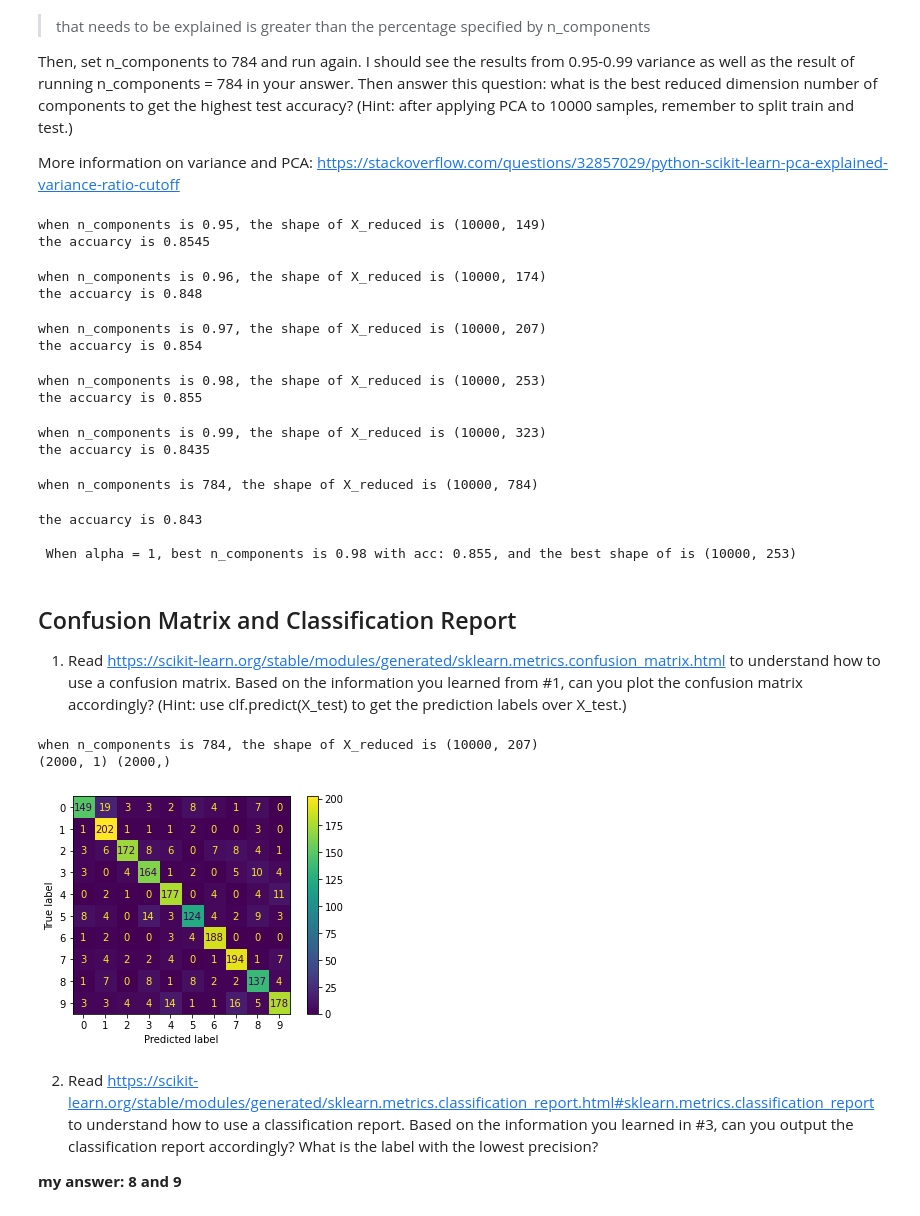
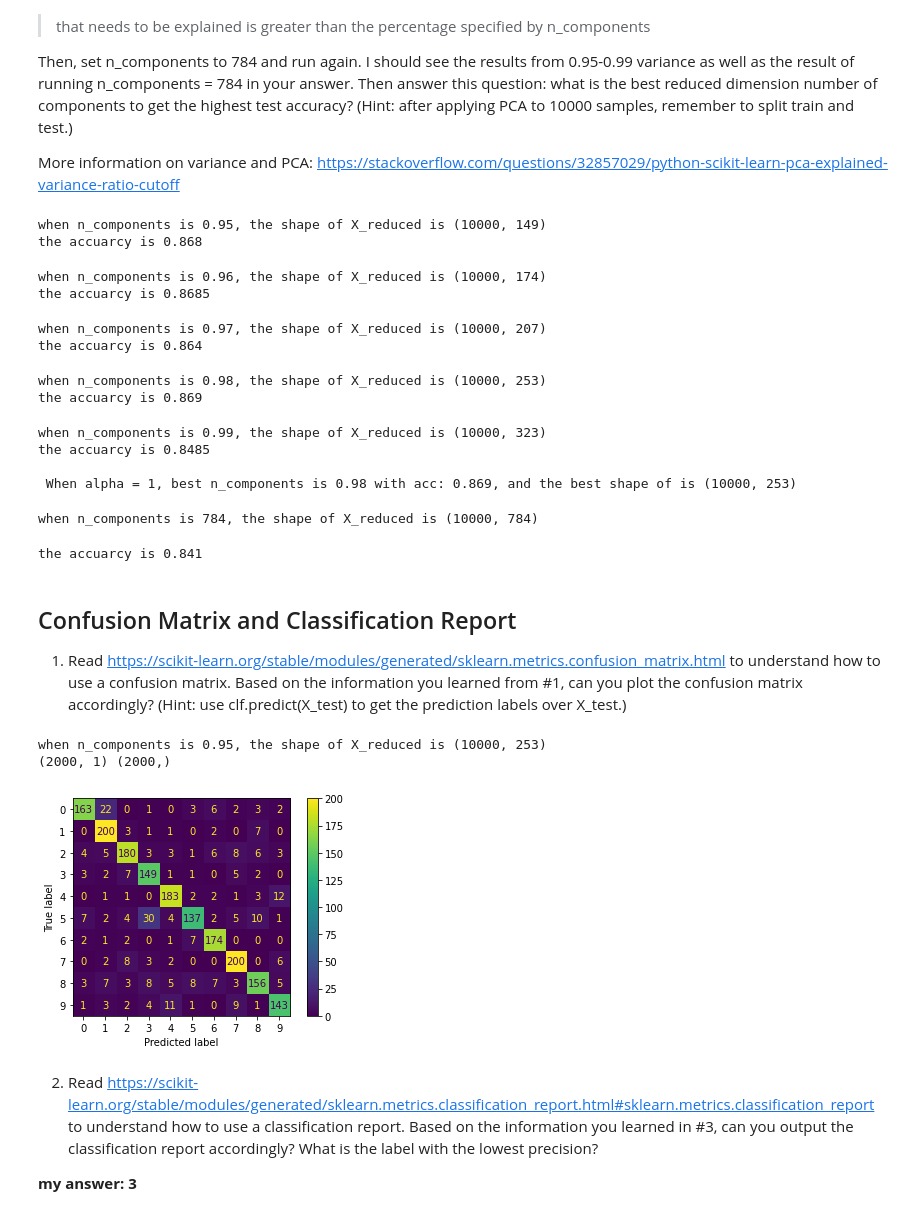
Before and after one commit to joyisgreat/ITM891, a Jupyter notebook: Lab 8/JiranLi_Lab_8.ipynb, the cells around one changed output. Cells and saved outputs as stored; diff of their text form; code cells hidden in the pictures.

```diff
--- a/Lab 8/JiranLi_Lab_8.ipynb
+++ b/Lab 8/JiranLi_Lab_8.ipynb
@@ -62,8 +62,8 @@ acc
 # 1
 # Add your code to this
 acc_best = 0
-for alpha in range(10):
-  clf = RidgeClassifier(alpha = 10**alpha)
+for p in range(10):
+  clf = RidgeClassifier(alpha = 10**p)
   clf.fit(X_train, y_train)
   acc = clf.score(X_test, y_test)
 
@@ -89,8 +89,8 @@ best clf is RidgeClassifier(alpha=10000000) with acc: 0.875
 from sklearn.decomposition import PCA
 
 acc_best = 0
-for i in [0.95,0.96,0.97,0.98,0.99,784]:
-  pca = PCA(n_components = i)
+for i in [0.95,0.96,0.97,0.98,0.99]:
+  pca = PCA(n_components = i, svd_solver= 'full')
   data_reduced = pca.fit_transform(X)
   print(f"when n_components is {i}, the shape of X_reduced is {data_reduced.shape}")
   y = y
@@ -111,56 +111,73 @@ for i in [0.95,0.96,0.97,0.98,0.99,784]:
     best_components = i
 
 print(f"\n When alpha = 1, best n_components is {best_components} with acc: {acc_best}, and the best shape of is {best_shape} ")
+
+
+
+pca = PCA(n_components =784)
+data_reduced = pca.fit_transform(X)
+print(f"\nwhen n_components is {784}, the shape of X_reduced is {data_reduced.shape}")
+y = y
+
+Xr_train, Xr_test, yr_train, yr_test = train_test_split(data_reduced, y, test_size=0.2)
+yr_train = yr_train.reshape(-1,1)
+yr_test = yr_test.reshape(-1,1)
+
+
+clf = RidgeClassifier(alpha = 1)
+clf.fit(Xr_train, yr_train)
+acc = clf.score(Xr_test, yr_test)
+print(f"the accuarcy is {acc}")
 # %% [output]
 when n_components is 0.95, the shape of X_reduced is (10000, 149)
-the accuarcy is 0.8545
+the accuarcy is 0.868
 when n_components is 0.96, the shape of X_reduced is (10000, 174)
-the accuarcy is 0.848
+the accuarcy is 0.8685
 when n_components is 0.97, the shape of X_reduced is (10000, 207)
-the accuarcy is 0.854
+the accuarcy is 0.864
 when n_components is 0.98, the shape of X_reduced is (10000, 253)
-the accuarcy is 0.855
+the accuarcy is 0.869
 when n_components is 0.99, the shape of X_reduced is (10000, 323)
-the accuarcy is 0.8435
+the accuarcy is 0.8485
+
+ When alpha = 1, best n_components is 0.98 with acc: 0.869, and the best shape of is (10000, 253)
 when n_components is 784, the shape of X_reduced is (10000, 784)
-the accuarcy is 0.843
-
- When alpha = 1, best n_components is 0.98 with acc: 0.855, and the best shape of is (10000, 253)
+the accuarcy is 0.841
 # %% [markdown]
 ## Confusion Matrix and Classification Report
 1. Read https://scikit-learn.org/stable/modules/generated/sklearn.metrics.confusion_matrix.html to understand how to use a confusion matrix. Based on the information you learned from #1, can you plot the confusion matrix accordingly? (Hint: use clf.predict(X_test) to get the prediction labels over X_test.)
 # %%
 from sklearn.metrics import confusion_matrix, classification_report
 
 # Add your code here
-pca = PCA(n_components = 0.97)
+pca = PCA(n_components = 0.98,  svd_solver= 'full')
 data_reduced = pca.fit_transform(X)
-print(f"when n_components is {i}, the shape of X_reduced is {data_reduced.shape}")
+print(f"when n_components is {0.95}, the shape of X_reduced is {data_reduced.shape}")
 X_reduced = data_reduced[:,1:]
 y = y
 
 X_train, X_test, y_train, y_test = train_test_split(X_reduced, y, test_size=0.2)
 y_train = y_train.reshape(-1,1)
 y_test = y_test.reshape(-1,1)
 
 clf = RidgeClassifier(alpha = 10000000)
 clf.fit(X_train, y_train)
 
 y_pred = clf.predict(X_test)
 
 print(y_test.shape, y_pred.shape)
 cm = confusion_matrix(y_test, y_pred)
 
 from sklearn.metrics import ConfusionMatrixDisplay
 cm_display = ConfusionMatrixDisplay(cm).plot()
 # %% [output]
-when n_components is 784, the shape of X_reduced is (10000, 207)
+when n_components is 0.95, the shape of X_reduced is (10000, 253)
 (2000, 1) (2000,)
-[figure, old version]
+[figure, new version]
 # %% [markdown]
 2. Read https://scikit-learn.org/stable/modules/generated/sklearn.metrics.classification_report.html#sklearn.metrics.classification_report to understand how to use a classification report. Based on the information you learned in #3, can you output the classification report accordingly? What is the label with the lowest precision?
 
-**my answer: 8 and 9**
+**my answer: 3**
 # %%
 print(classification_report(y_test, y_pred))
 # %% [output]
```
Also changed, not shown: parts of 3 cells of this notebook.
